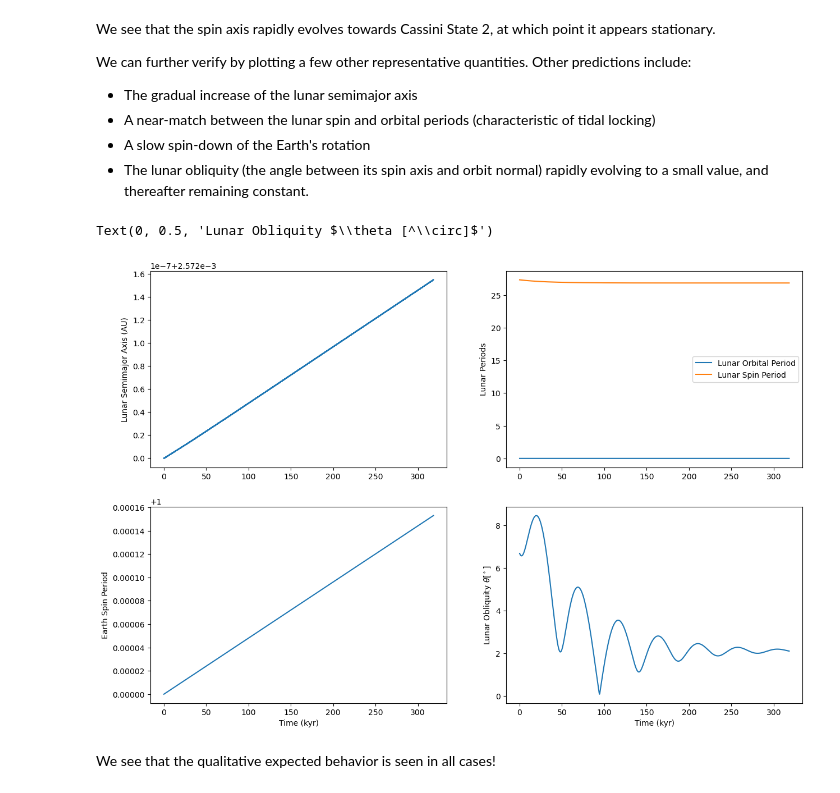
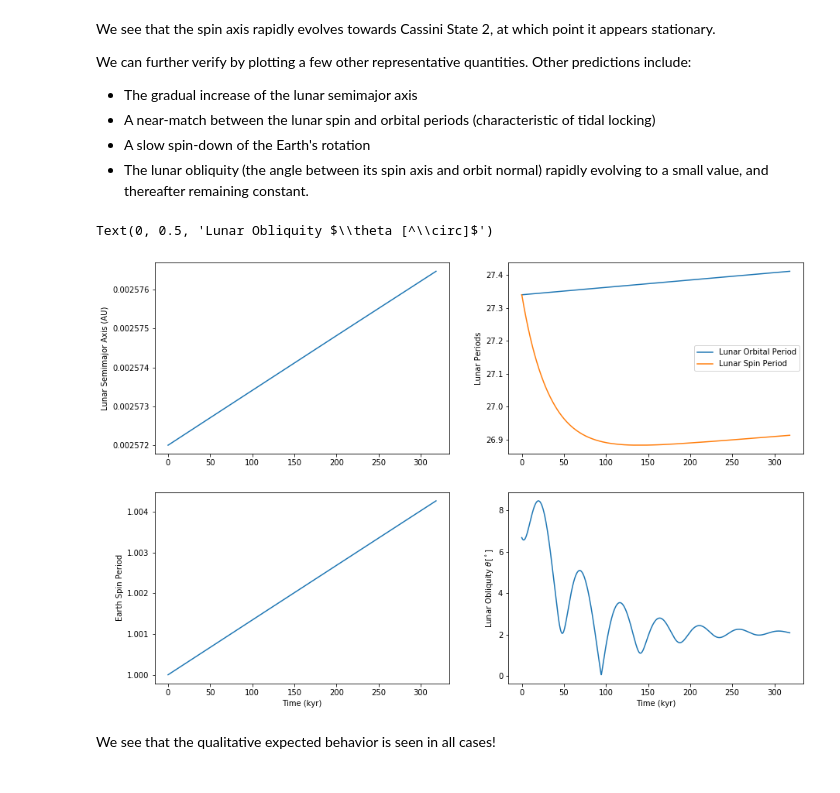
Before and after one commit to dtamayo/reboundx, a Jupyter notebook: ipython_examples/TidesSpinEarthMoon.ipynb, the cells around one changed output. Drawn from its saved outputs; the diff is of its cells as text; code cells hidden in the pictures.

```diff
--- a/ipython_examples/TidesSpinEarthMoon.ipynb
+++ b/ipython_examples/TidesSpinEarthMoon.ipynb
@@ -165,31 +165,31 @@ We can further verify by plotting a few other representative quantities. Other p
 - The lunar obliquity (the angle between its spin axis and orbit normal) rapidly evolving to a small value, and thereafter remaining constant.
 # %%
 # Rescale orbital periods to days
-lunar_orbit_period /= (2 * np.pi) * 365.26
+lunar_orbit_period_days = lunar_orbit_period / (2 * np.pi) * 365.26
 
 lunar_spin_period = 2 * np.pi / lunar_spin_mag / (2 * np.pi) * 365.26
 earth_spin_period = (2 * np.pi / np.linalg.norm(earth_sv, axis=1)) / (2 * np.pi) * 365.26
 
 fig, ax = plt.subplots(2, 2,figsize=(15,10))
 ax = ax.ravel()
 
 ax[0].plot(times_rescaled, lunar_a)
 ax[0].set_ylabel('Lunar Semimajor Axis (AU)')
 
-ax[1].plot(times_rescaled, lunar_orbit_period, label = 'Lunar Orbital Period')
+ax[1].plot(times_rescaled, lunar_orbit_period_days, label = 'Lunar Orbital Period')
 ax[1].plot(times_rescaled, lunar_spin_period, label = 'Lunar Spin Period')
 ax[1].set_ylabel('Lunar Periods')
 ax[1].legend()
 
 ax[2].plot(times_rescaled, earth_spin_period)
 ax[2].set_ylabel('Earth Spin Period')
 ax[2].set_xlabel('Time (kyr)')
 
 ax[3].plot(times_rescaled, lunar_obliquity)
 ax[3].set_xlabel('Time (kyr)')
 ax[3].set_ylabel(r'Lunar Obliquity $\theta [^\circ]$')
 # %% [output]
 Text(0, 0.5, 'Lunar Obliquity $\\theta [^\\circ]$')
-[figure, old version]
+[figure, new version]
 # %% [markdown]
 We see that the qualitative expected behavior is seen in all cases!
```
Also changed, not shown: parts of 2 cells of this notebook, 2 other files.
